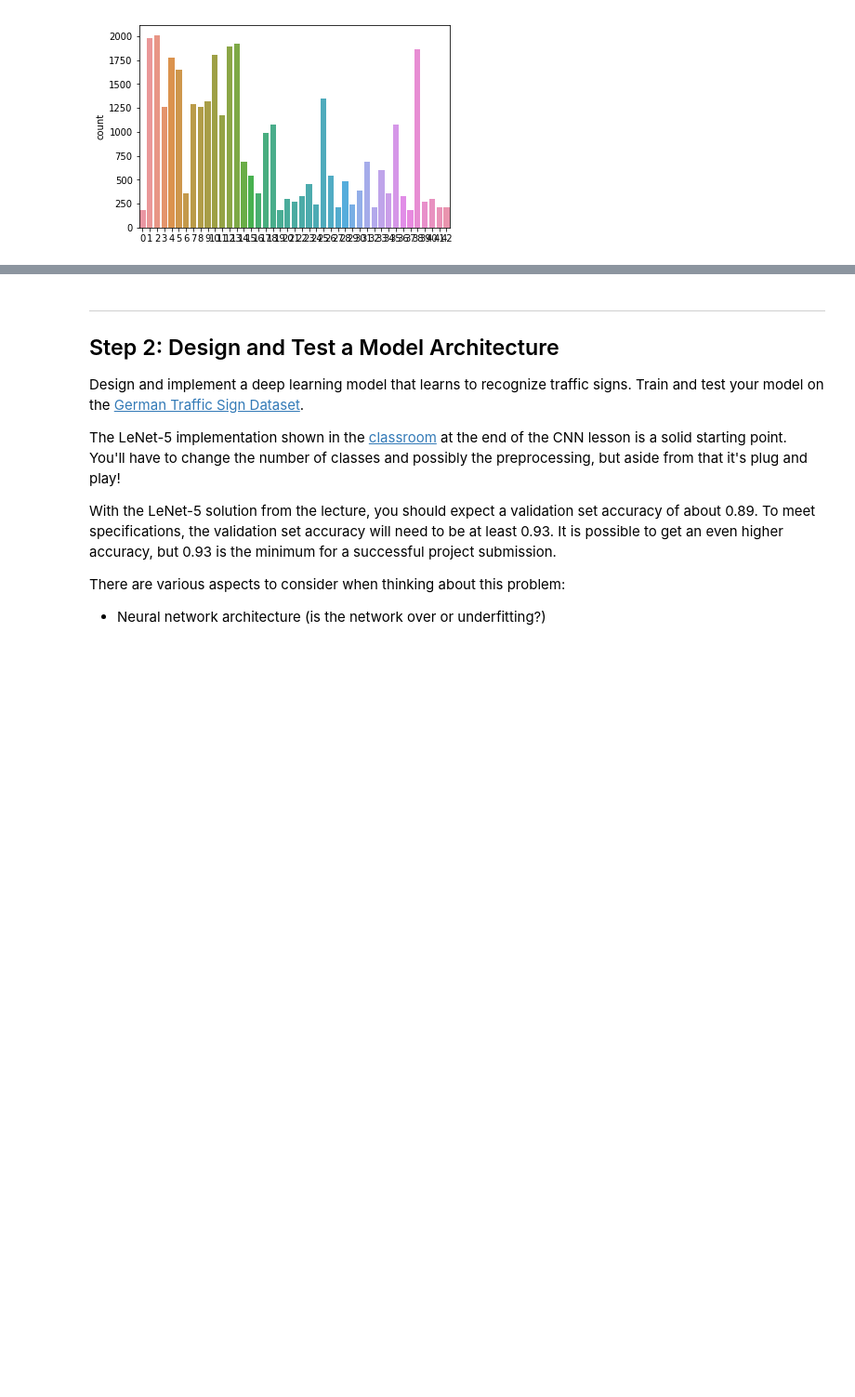
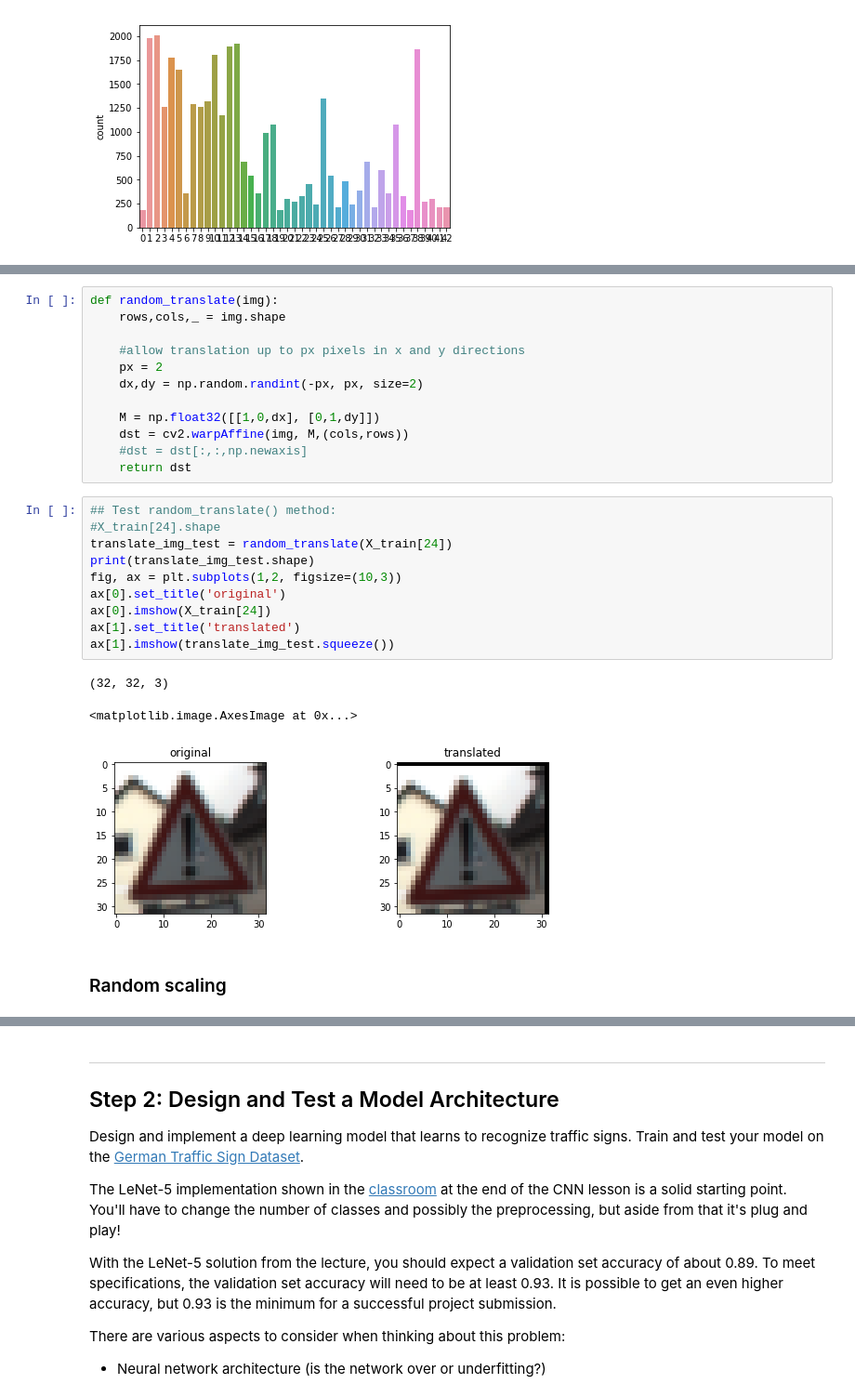
Before and after one commit to JahanAjani/CarND-Traffic-Sign-Classifier-Project, a Jupyter notebook: Traffic_Sign_Classifier.ipynb, the cells around one changed output, grey strips where cells are left out. Shown at 93% size. Saved outputs shown, nothing was run; the diff lists cells and outputs as text; blank space fills up the shorter version.

```diff
--- a/Traffic_Sign_Classifier.ipynb
+++ b/Traffic_Sign_Classifier.ipynb
@@ -127,0 +134,28 @@ plt.imshow(features.squeeze())
+# %%
+def random_translate(img):
+    rows,cols,_ = img.shape
+
+    #allow translation up to px pixels in x and y directions
+    px = 2
+    dx,dy = np.random.randint(-px, px, size=2)
+
+    M = np.float32([[1,0,dx], [0,1,dy]])
+    dst = cv2.warpAffine(img, M,(cols,rows))
+    #dst = dst[:,:,np.newaxis]
+    return dst
+# %%
+## Test random_translate() method:
+#X_train[24].shape
+translate_img_test = random_translate(X_train[24])
+print(translate_img_test.shape)
+fig, ax = plt.subplots(1,2, figsize=(10,3))
+ax[0].set_title('original')
+ax[0].imshow(X_train[24])
+ax[1].set_title('translated')
+ax[1].imshow(translate_img_test.squeeze())
+# %% [output]
+(32, 32, 3)
+<matplotlib.image.AxesImage at 0x...>
+[figure, added]
+# %% [markdown]
+### Random scaling
```
Also changed, not shown: parts of 32 cells of this notebook, 4 other files.
